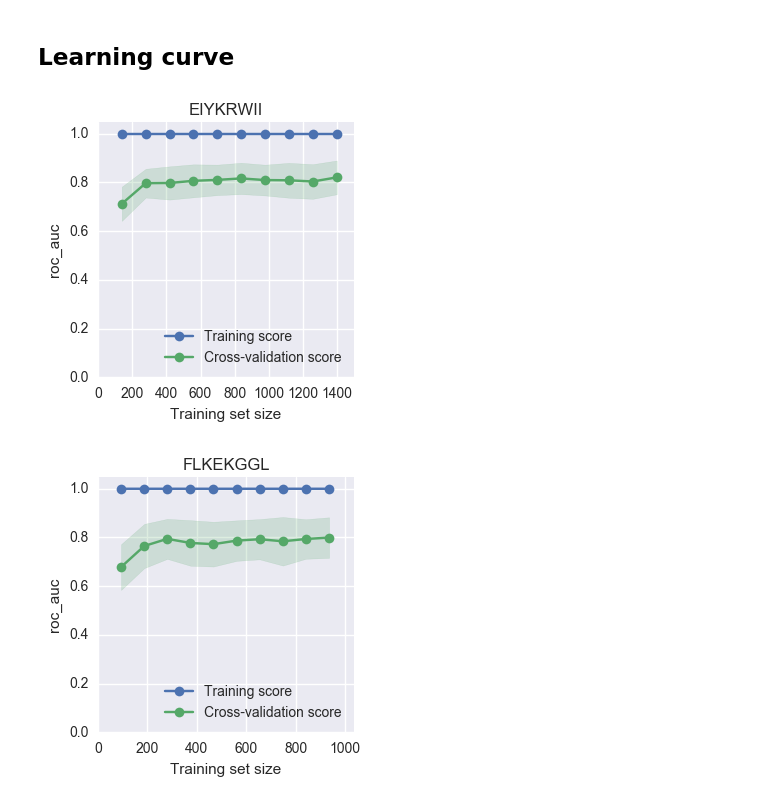
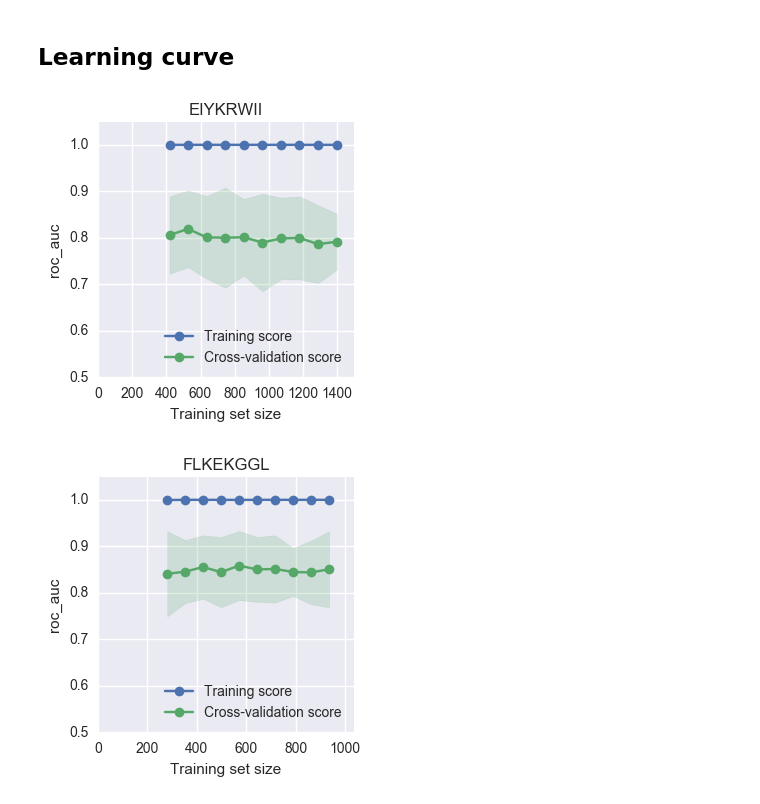
Before and after one commit to bittremieux/TCR-Classifier, a Jupyter notebook: tcr_classifier_v2.ipynb, the cells around one changed output. Cells and saved outputs as stored; diff of their text form; code cells hidden in the pictures.

```diff
--- a/tcr_classifier_v2.ipynb
+++ b/tcr_classifier_v2.ipynb
@@ -300,6 +299,7 @@ sns.barplot(x='x', y='y', data=df, hue='peptide', palette="Blues_d")
 plt.title('CDR3 sequence duplicate occurrences')
 plt.xlabel('Number of duplicates')
 plt.ylabel('Log10(CDR3 count)')
+plt.legend(loc='upper right')
 plt.savefig('CDR3sequence_distribution.pdf', bbox_inches='tight', dpi=600)
 plt.show()
 
@@ -317,7 +317,7 @@ for gene in genes:
             bardfs.append(pd.DataFrame({'gene': data[(data['HLA_peptide']==target) & (data[gene]!='unresolved')][gene].value_counts(sort=False).index,
                                   'count': data[(data['HLA_peptide']==target) & (data[gene]!='unresolved')][gene].value_counts(sort=False).values/data[data['HLA_peptide']==target][gene].value_counts(sort=False).values.sum(),
                                   'peptide': [target for _ in data[(data['HLA_peptide']==target) & (data[gene]!='unresolved')][gene].value_counts(sort=False).index]}))
-        bardf = pd.concat(bardfs
+        bardf = pd.concat(bardfs)
         bardf = bardf[bardf['gene']!='nan']
         plt.figure()
         sns.barplot(x='gene', y='count', hue='peptide', data=bardf, palette="Blues_d")
@@ -595,15 +595,25 @@ learning_curve_stats = []
 score_method = 'roc_auc'
 
 for peptide, predictions, predictions_proba, feature_importances in peptide_results:
+    np.random.seed(0)
+    # compute the learning curve
+    #selected_features = np.mean(feature_importances, axis=0) > 0.01
+    #X_filtered = X_features[[X_features.columns[i] for i in range(len(X_features.columns))\
+    #                         if selected_features[i] == True]]
+    X_filtered = X_features.iloc[y[(y==peptide)|(y==negative)].index].reset_index(drop=True).values
+    y_filtered = y[(y==peptide)|(y==negative)].apply(transform_y).reset_index(drop=True).values
 
-    # compute the learning curve
-    selected_features = np.mean(feature_importances, axis=0) > 0.01
-    X_filtered = X_features[[X_features.columns[i] for i in range(len(X_features.columns))\
-                             if selected_features[i] == True]]
-    train_sizes, train_scores, test_scores = model_selection.learning_curve(
-        classifier, X_features, y.apply(transform_y), train_sizes=np.linspace(.1, 1., 10), scoring=score_method, \
-        n_jobs=-1, cv=[(train_ind, test_ind) for _, train_ind, test_ind in create_indices(y=y, pos_class=peptide, \
-                                                                               neg_class=negative, repeats=10)])
+    cv = [(train_ind, test_ind) for _, train_ind, test_ind in \
+          create_indices(y=y[(y==peptide)|(y==negative)].reset_index(drop=True), \
+                            pos_class=peptide, neg_class=negative, repeats=10)]
+
+    # turn off numpy RuntimeWarning
+    with warnings.catch_warnings():
+        warnings.simplefilter("ignore")
+        train_sizes, train_scores, test_scores = model_selection.learning_curve(
+            predictor, X_filtered, y_filtered, train_sizes=np.linspace(.3, 1., 10), scoring=score_method, \
+            n_jobs=-1, cv=cv)
+
     train_scores_mean = np.mean(train_scores, axis=1)
     train_scores_std = np.std(train_scores, axis=1)
     test_scores_mean = np.mean(test_scores, axis=1)
@@ -613,28 +623,28 @@ for peptide, predictions, predictions_proba, feature_importances in peptide_resu
 # %%
 for peptide, train_sizes, train_scores_mean, train_scores_std, test_scores_mean, test_scores_std in learning_curve_stats:
 
     # plot the learning curve
     plt.figure(figsize=(width, height))
 
     plt.fill_between(train_sizes, train_scores_mean - train_scores_std,
                      train_scores_mean + train_scores_std, alpha=0.2, color=sns.color_palette()[0])
     plt.plot(train_sizes, train_scores_mean, 'o-', label='Training score')
 
     plt.fill_between(train_sizes, test_scores_mean - test_scores_std,
                      test_scores_mean + test_scores_std, alpha=0.2, color=sns.color_palette()[1])
     plt.plot(train_sizes, test_scores_mean, 'o-', label='Cross-validation score')
 
     plt.title(peptide)
 
     plt.xlabel('Training set size')
     plt.ylabel(score_method)
 
     plt.xlim(0.0, max(train_sizes)+100)
-    plt.ylim(0.0, 1.05)
+    plt.ylim(0.5, 1.05)
 
     plt.legend(loc='lower right')
 
     plt.savefig('learning_curve_{}_many.pdf'.format(peptide), bbox_inches='tight', dpi=600)
 # %% [output]
-[figure, old version]
+[figure, new version]
-[figure, old version]
+[figure, new version]
```
Also changed, not shown: parts of 5 cells of this notebook.
